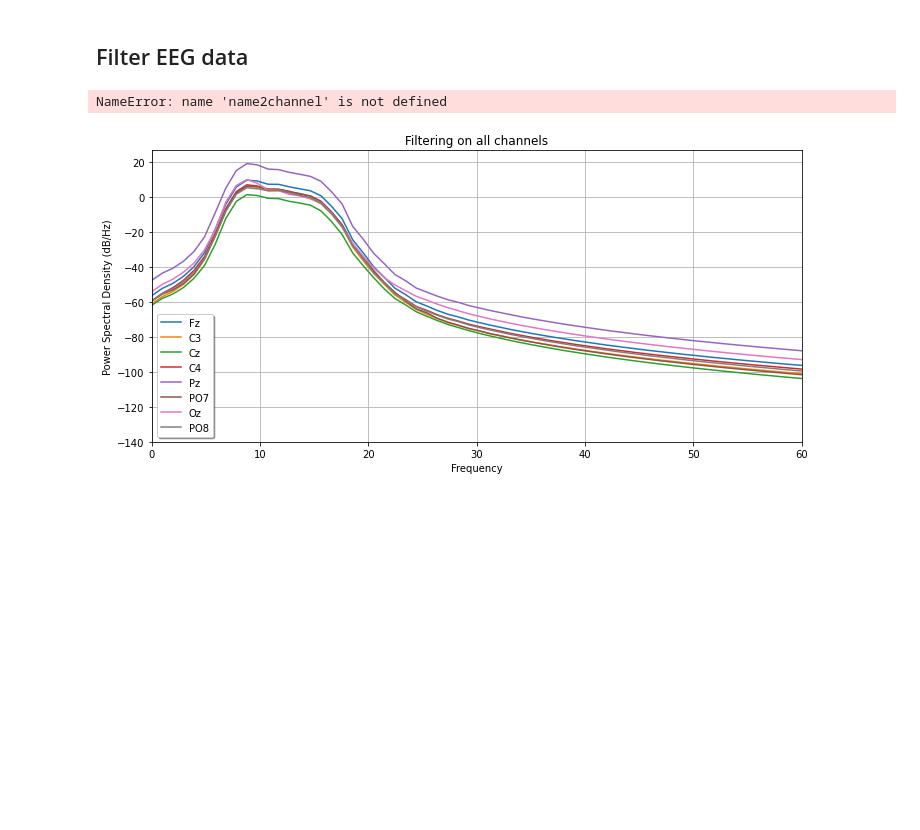
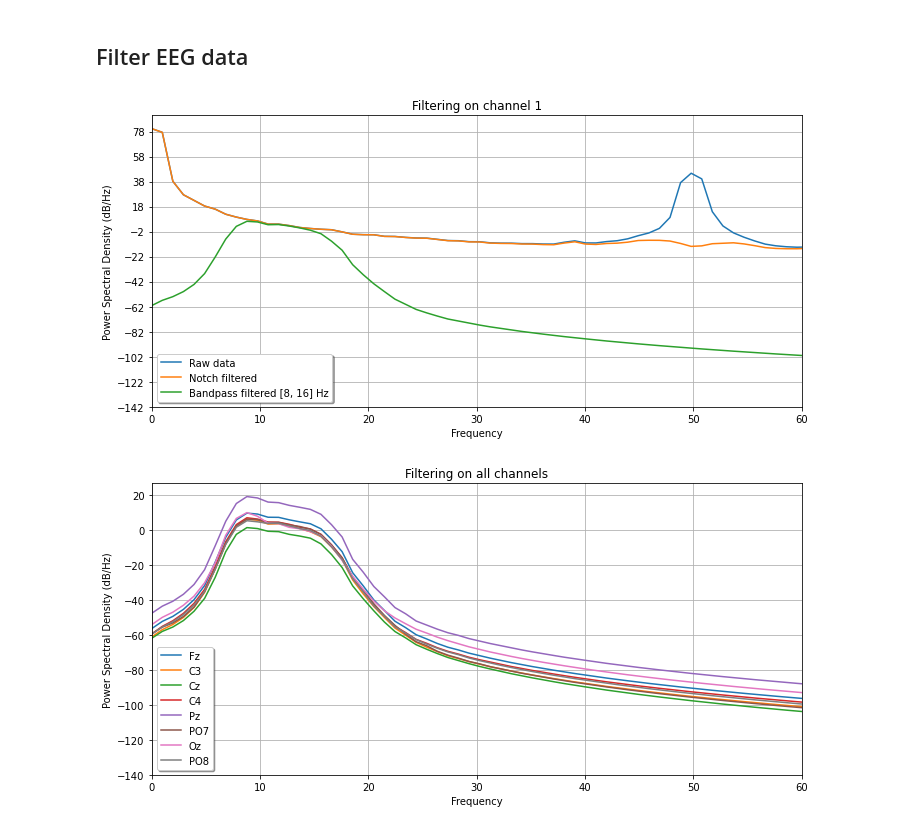
Before and after one commit to Jake-Jay/motor-imagery, a Jupyter notebook: FullPipeline_01.ipynb, the cells around one changed output. Saved outputs shown, nothing was run; the diff lists cells and outputs as text; code cells hidden in the pictures; blank space fills up the shorter version.

Commit message:
Fix variable name errors and replicate results with sklearn

```diff
--- a/FullPipeline_01.ipynb
+++ b/FullPipeline_01.ipynb
@@ -127,20 +127,20 @@ freq, h = signal.freqz(b, a, fs = fs)
 eeg_notched = signal.filtfilt(b, a, eeg_data, axis=1)
 eeg_notched_bp = preprocess.bandpass(eeg_notched, lf=lf, hf=hf, fs=fs, ftype='butter')
 # %%
-channel_number = name2channel('C3')
+channel_number = preprocess.name2channel('C3')
 
 # Show the effect of the filter
 plt.figure(figsize=(10,5))
 plt.title(f'Filtering on channel {channel_number}')
 plt.psd(eeg_data[channel_number], Fs=fs, label='Raw data')
 plt.psd(eeg_notched[channel_number], Fs=fs, label='Notch filtered')
 plt.psd(eeg_notched_bp[channel_number], Fs=fs, label=f'Bandpass filtered [{lf}, {hf}] Hz')
 plt.tight_layout()
 plt.legend(loc='lower left', shadow=True)
 plt.xlim([0,60])
 plt.show()
 # %% [output]
-NameError: name 'name2channel' is not defined
+[figure, added]
 # %%
 plt.figure(figsize=(10,5))
 plt.title(f'Filtering on all channels')
```
Also changed, not shown: parts of 10 cells of this notebook, 1 other file.
